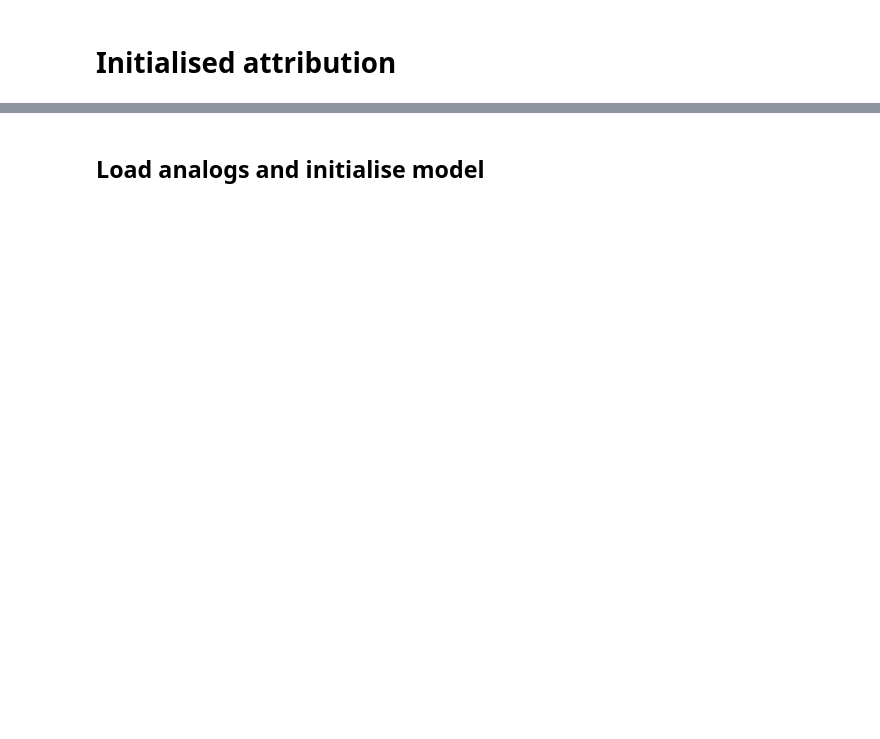
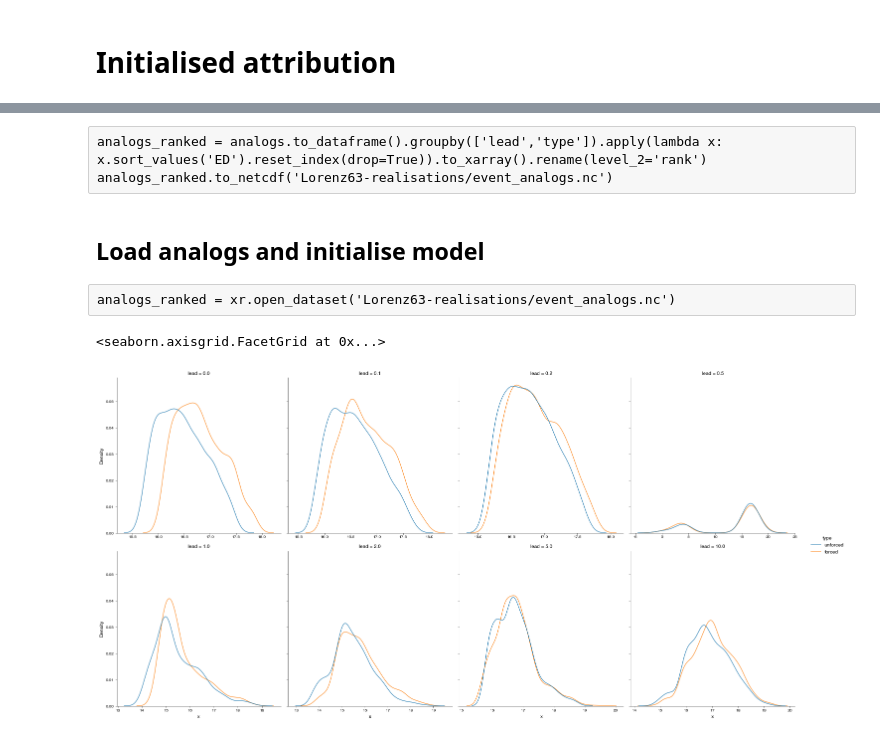
Before and after one commit to njleach/Thesis, a Jupyter notebook: Introduction/Figures/initialised-lorenz.ipynb, the cells around one changed output, grey strips where cells are left out. Drawn from its saved outputs; the diff is of its cells as text; code cells hidden in the pictures; blank space fills up the shorter version.

```diff
--- a/Introduction/Figures/initialised-lorenz.ipynb
+++ b/Introduction/Figures/initialised-lorenz.ipynb
@@ -178,18 +163,12 @@ ics = event.sel(type='forced').isel(time=event_time+ic_times)
+# %%
+analogs = []
+
+for fpath in tqdm(sorted(glob.glob('Lorenz63-realisations/*.nc'))[1:]):
+
+    branch = xr.open_dataset(fpath)
+
+    analogs += [xr.concat([branch.groupby('type').apply(lambda x: get_analogs(x.squeeze(),ics.isel(lead=l))).expand_dims({'lead':[ics.lead.isel(lead=l)]}) for l in np.arange(8)],dim='lead')]
+
+analogs = xr.concat(analogs,dim='branch').stack(a = ['analog','branch'])
 # %% [markdown]
 # Initialised attribution
-# %%
-analogs = []
-
-for fpath in tqdm(sorted(glob.glob('Lorenz63-realisations/*'))[1:]):
-
-    ds = xr.open_dataset(fpath).squeeze()
-
-    def get_all_leads(lead):
-
-        return get_analogs(event=ics.sel(lead=lead).squeeze(),ds=ds)
-
-    P1 = multiprocessing.Pool(processes=4)
-    analogs += [xr.concat(P1.map(get_all_leads,ics.lead.values),dim='lead')]
-    P1.close()
-# %%
-analogs = xr.concat(analogs,dim='branch')
@@ -199,2 +191,5 @@ analogs_ranked.to_netcdf('Lorenz63-realisations/event_analogs.nc')
+# %% [raw]
+analogs_ranked = analogs.to_dataframe().groupby(['lead','type']).apply(lambda x: x.sort_values('ED').reset_index(drop=True)).to_xarray().rename(level_2='rank')
+analogs_ranked.to_netcdf('Lorenz63-realisations/event_analogs.nc')
 # %% [markdown]
 ## Load analogs and initialise model
@@ -203,15 +196,17 @@ analogs_ranked = xr.open_dataset('Lorenz63-realisations/event_analogs.nc')
+# %% [raw]
+analogs_ranked = xr.open_dataset('Lorenz63-realisations/event_analogs.nc')
 # %%
-members = 100
+members = 1000
 fcs=[]
-for lead in tqdm(analogs_ranked.lead.values):
+for lead in tqdm(analogs.lead.values):
 
-    IC_set0 = analogs_ranked.sel(type='unforced',lead=lead)
+    IC_set0 = analogs.sel(type='unforced',lead=lead)
 #     IC_set0 = IC_set0.sel(rank=IC_set.ED<2)
-    ICs0 = IC_set0.sel(rank = np.random.choice(IC_set0.x.size,members))[['x','y','z']].to_array().values.T
+    ICs0 = IC_set0.isel(a = np.random.choice(IC_set0.a.size,members))[['x','y','z']].to_array().values.T
 
-    IC_set1 = analogs_ranked.sel(type='forced',lead=lead)
+    IC_set1 = analogs.sel(type='forced',lead=lead)
 #     IC_set1 = IC_set1.sel(rank=IC_set.ED<2)
-    ICs1 = IC_set1.sel(rank = np.random.choice(IC_set1.x.size,members))[['x','y','z']].to_array().values.T
+    ICs1 = IC_set1.isel(a = np.random.choice(IC_set1.a.size,members))[['x','y','z']].to_array().values.T
 
     fclength = lead+0.4
     timestep = 0.01
@@ -226,3 +221,8 @@ for lead in tqdm(analogs_ranked.lead.values):
     fcs += [xr.concat([fcs0,fcs1],dim='type')]
 
 fcs = xr.concat(fcs,dim='lead')
+# %%
+sn.displot(data=fcs.max('time').x.to_dataframe().reset_index(),x='x',col='lead',hue='type',col_wrap=4,kind='kde',facet_kws={'sharex':False})
+# %% [output]
+<seaborn.axisgrid.FacetGrid at 0x...>
+[figure, added]
```
Also changed, not shown: parts of 19 cells of this notebook, 13 other files.
